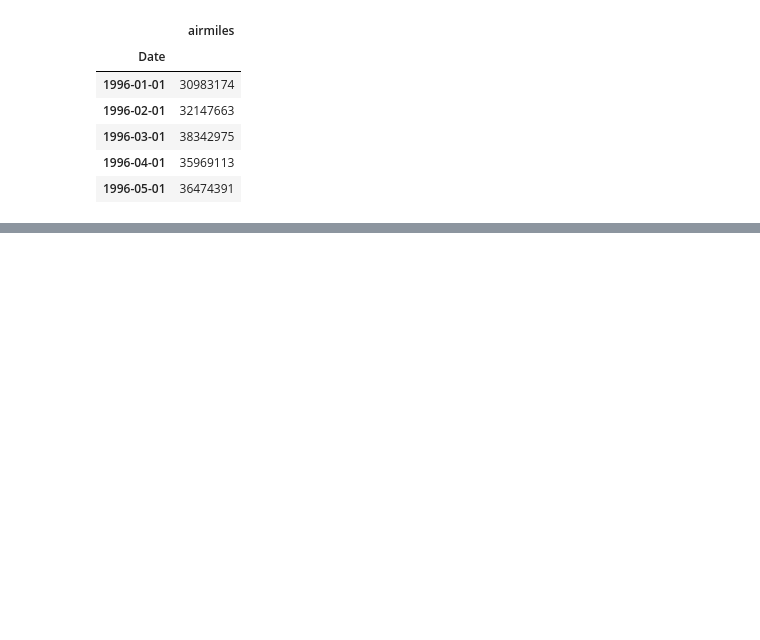
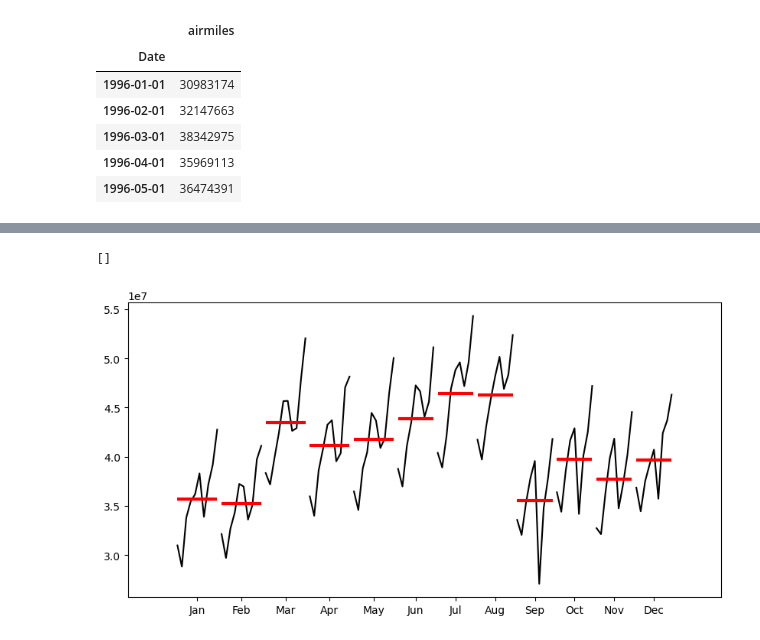
Before and after one commit to steve1-1269/time_series_analysis, a Jupyter notebook: capstone.ipynb, the cells around one changed output, grey strips where cells are left out. Cells and saved outputs as stored; diff of their text form; code cells hidden in the pictures; blank space fills up the shorter version.

```diff
--- a/capstone.ipynb
+++ b/capstone.ipynb
@@ -64,0 +79,11 @@ df.head()
+# %%
+month_plot(df.airmiles.resample("ME").mean()).set_size_inches(10,5)
+plt.plot()
+
+# month_plot() - To visualize the average value for each month across multiple years in a time series
+# red lines - Represents the mean value for each month
+
+# Plotting the monthly seasonality of Air Miles
+# %% [output]
+[]
+[figure, added]
```
Also changed, not shown: parts of 10 cells of this notebook, 1 other file.
